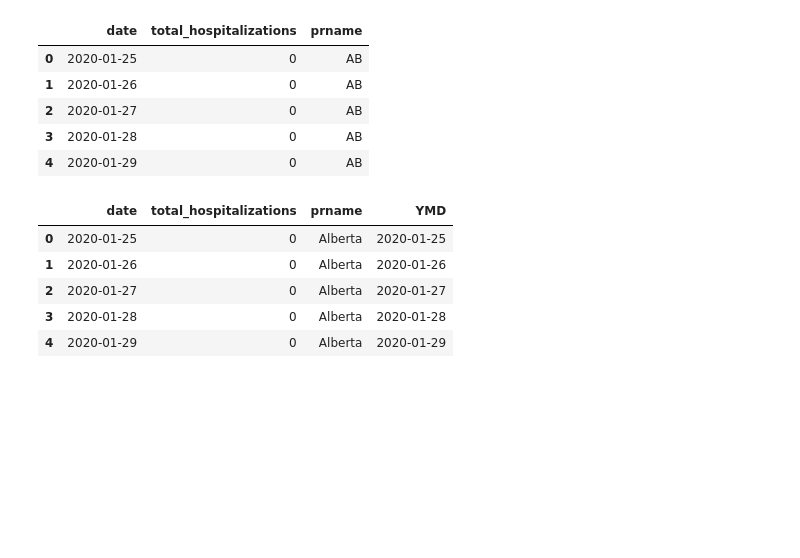
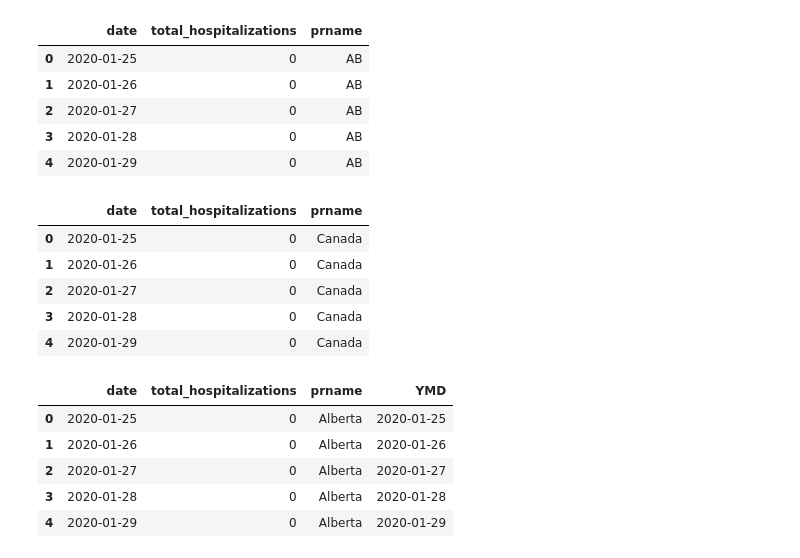
Before and after one commit to eringill/COVID_dashboard_reboot, a Jupyter notebook: wrangling_scripts/COVID19tracker.ipynb, the cells around one changed output. Saved outputs shown, nothing was run; the diff lists cells and outputs as text; code cells hidden in the pictures; blank space fills up the shorter version.

Commit message:
feat: add canada data

```diff
--- a/wrangling_scripts/COVID19tracker.ipynb
+++ b/wrangling_scripts/COVID19tracker.ipynb
@@ -49,6 +49,40 @@ pr_data.head()
 | 2 | 2020-01-27 | 0 | AB |
 | 3 | 2020-01-28 | 0 | AB |
 | 4 | 2020-01-29 | 0 | AB |
+# %%
+def access_canada_api(url, column):
+    column_names = ['date', column]
+    total_data = pd.DataFrame(columns = column_names)
+    r = requests.get(url, allow_redirects=True)
+
+    open('data_summary.json', 'wb').write(r.content)
+
+    with open('data_summary.json') as json_file:
+        data = json.load(json_file)
+
+    hosp = data['data']
+
+    df = pd.DataFrame(hosp)
+
+    df['prname'] = 'Canada'
+
+    df = df[['date', column, 'prname']]
+
+    total_data = total_data.append(df)
+
+    return total_data
+
+can_url = 'https://api.covid19tracker.ca/reports'
+can_data = access_canada_api(can_url, 'total_hospitalizations')
+
+can_data.head()
+# %% [output]
+|  | date | total_hospitalizations | prname |
+| 0 | 2020-01-25 | 0 | Canada |
+| 1 | 2020-01-26 | 0 | Canada |
+| 2 | 2020-01-27 | 0 | Canada |
+| 3 | 2020-01-28 | 0 | Canada |
+| 4 | 2020-01-29 | 0 | Canada |
 # %%
 prov_dict = {
     'AB':'Alberta', 'BC':'British Columbia', 'MB':'Manitoba', 'NB':'New Brunswick', 'NL':'Newfoundland', 'NS':'Nova Scotia', 'QC':'Quebec',
```
Also changed, not shown: parts of 1 cell of this notebook, 16 other files.
